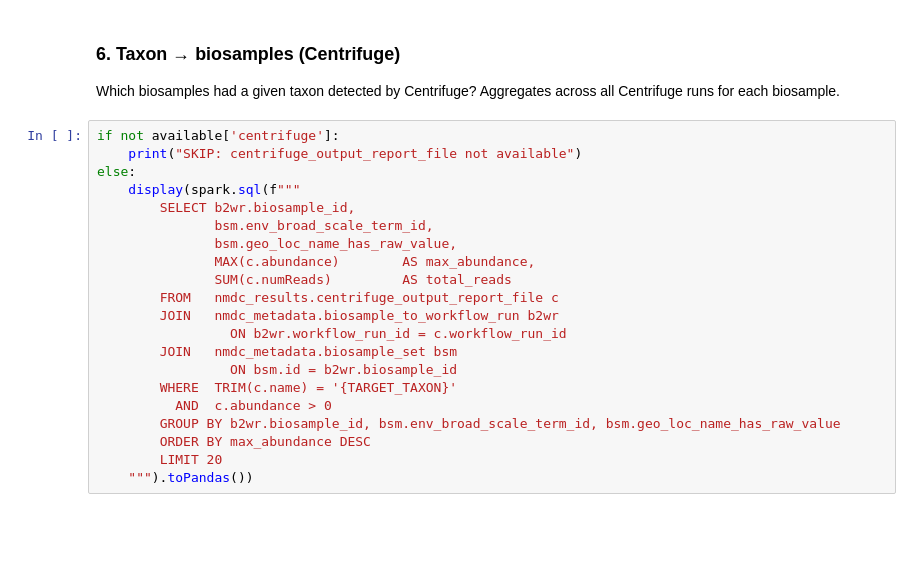
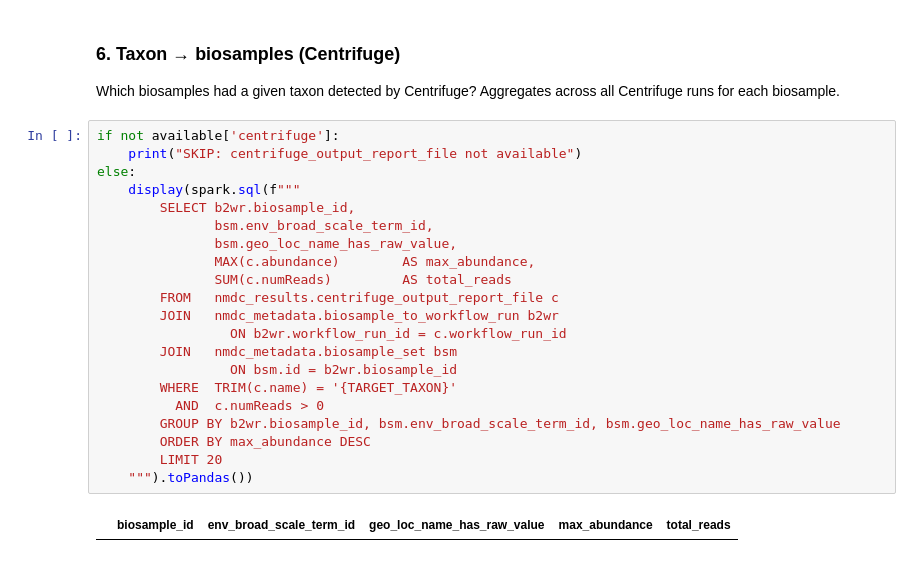
Before and after one commit to microbiomedata/nmdc-lakehouse, a Jupyter notebook: notebooks/peek_read_taxonomy_links.ipynb, the cells around one changed output. Cells and saved outputs as stored; diff of their text form; blank space fills up the shorter version.

```diff
--- a/notebooks/peek_read_taxonomy_links.ipynb
+++ b/notebooks/peek_read_taxonomy_links.ipynb
@@ -220,21 +276,23 @@ Aggregates across all Centrifuge runs for each biosample.
 # %%
 if not available['centrifuge']:
     print("SKIP: centrifuge_output_report_file not available")
 else:
     display(spark.sql(f"""
         SELECT b2wr.biosample_id,
                bsm.env_broad_scale_term_id,
                bsm.geo_loc_name_has_raw_value,
                MAX(c.abundance)        AS max_abundance,
                SUM(c.numReads)         AS total_reads
         FROM   nmdc_results.centrifuge_output_report_file c
         JOIN   nmdc_metadata.biosample_to_workflow_run b2wr
                  ON b2wr.workflow_run_id = c.workflow_run_id
         JOIN   nmdc_metadata.biosample_set bsm
                  ON bsm.id = b2wr.biosample_id
         WHERE  TRIM(c.name) = '{TARGET_TAXON}'
-          AND  c.abundance > 0
+          AND  c.numReads > 0
         GROUP BY b2wr.biosample_id, bsm.env_broad_scale_term_id, bsm.geo_loc_name_has_raw_value
         ORDER BY max_abundance DESC
         LIMIT 20
     """).toPandas())
+# %% [output]
+|  | biosample_id | env_broad_scale_term_id | geo_loc_name_has_raw_value | max_abundance | total_reads |
```
Also changed, not shown: parts of 6 cells of this notebook.
